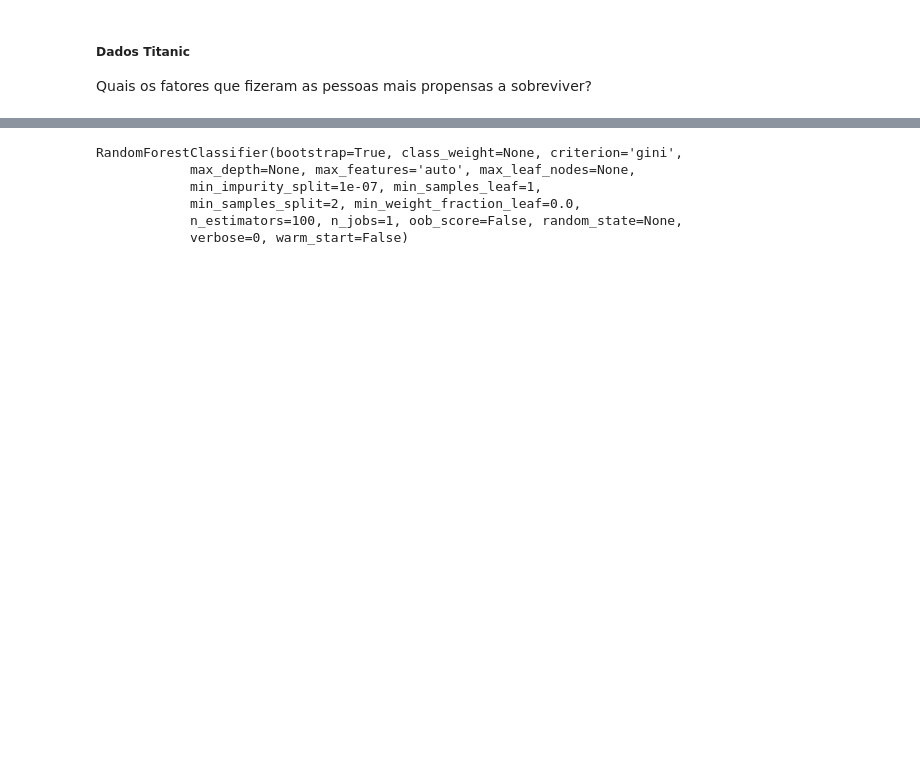
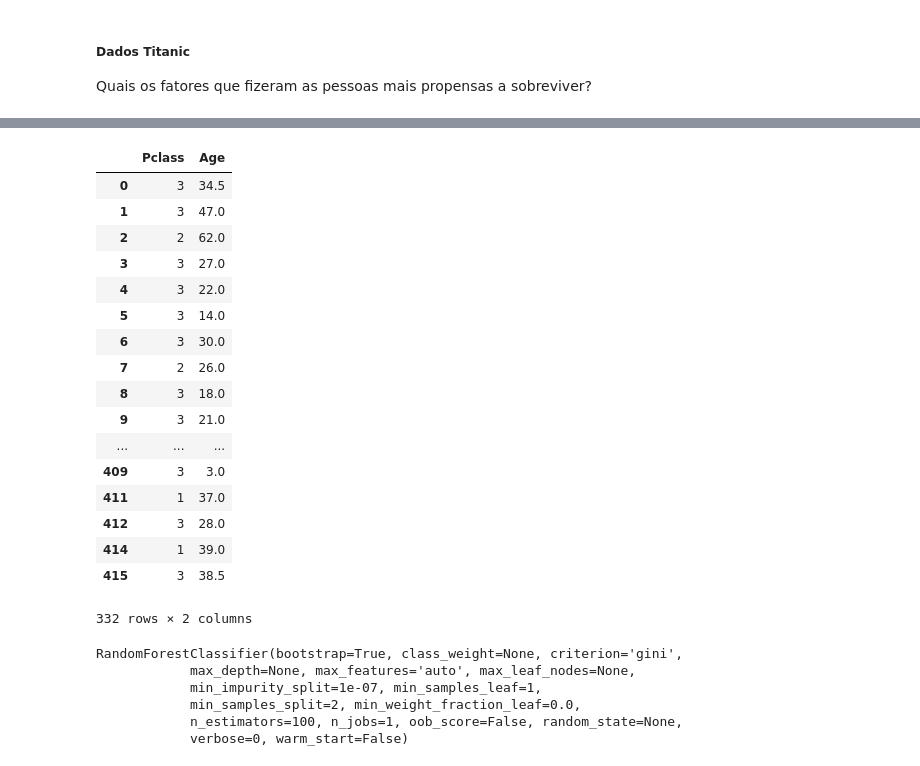
Before and after one commit to Leeaandrob/machinelearningstudy, a Jupyter notebook: project01/Titanic_V1.ipynb, the cells around one changed output, grey strips where cells are left out. Saved outputs shown, nothing was run; the diff lists cells and outputs as text; code cells hidden in the pictures; blank space fills up the shorter version.

```diff
--- a/project01/Titanic_V1.ipynb
+++ b/project01/Titanic_V1.ipynb
@@ -12,9 +12,9 @@ data = pd.read_csv('train.csv')
 data_test = pd.read_csv('test.csv')
 # %%
 data = data[pd.notnull(data['Age'])]
-data['SexInt'] = 1
-data.SexInt[data.Sex == 'female'] = 0
+#data['SexInt'] = 1
+#data.SexInt[data.Sex == 'female'] = 0
 
-data_test['SexInt'] = 1
-data_test.SexInt[data_test.Sex == 'female'] = 0
+#data_test['SexInt'] = 1
+#data_test.SexInt[data_test.Sex == 'female'] = 0
 data_test = data_test[pd.notnull(data_test['Age'])]
@@ -35,12 +47,31 @@ data[data.Age.notnull()].groupby(['Survived']).describe()
 # %%
-data_train_x=data.drop(['Survived','PassengerId','Ticket','Cabin','Sex','Name','Parch','SibSp','Embarked'],axis=1)
-data_test=data_test.drop(['PassengerId','Ticket','Cabin','Sex','Name','Parch','SibSp','Embarked'],axis=1)
+data_train_x=data.drop(['Survived','PassengerId','Ticket','Cabin','Sex','Name','Parch','SibSp','Embarked', 'Fare'],axis=1)
+data_train_y=data['Survived']
+
+
+data_test=data_test.drop(['PassengerId','Ticket','Cabin','Sex','Name','Parch','SibSp','Embarked', 'Fare'],axis=1)
 
 # drop all nans
 data_test.dropna(thresh=2)
-
-
-data_train_y=data['Survived']
+# %% [output]
+|  | Pclass | Age |
+| 0 | 3 | 34.5 |
+| 1 | 3 | 47.0 |
+| 2 | 2 | 62.0 |
+| 3 | 3 | 27.0 |
+| 4 | 3 | 22.0 |
+| 5 | 3 | 14.0 |
+| 6 | 3 | 30.0 |
+| 7 | 2 | 26.0 |
+| 8 | 3 | 18.0 |
+| 9 | 3 | 21.0 |
+| ... | ... | ... |
+| 409 | 3 | 3.0 |
+| 411 | 1 | 37.0 |
+| 412 | 3 | 28.0 |
+| 414 | 1 | 39.0 |
+| 415 | 3 | 38.5 |
+332 rows × 2 columns
 # %%
 ###Testar diferentes métodos
 #####Random Forest, Logit, Naive Bayes, SVM
```
Also changed, not shown: parts of 6 cells of this notebook.
